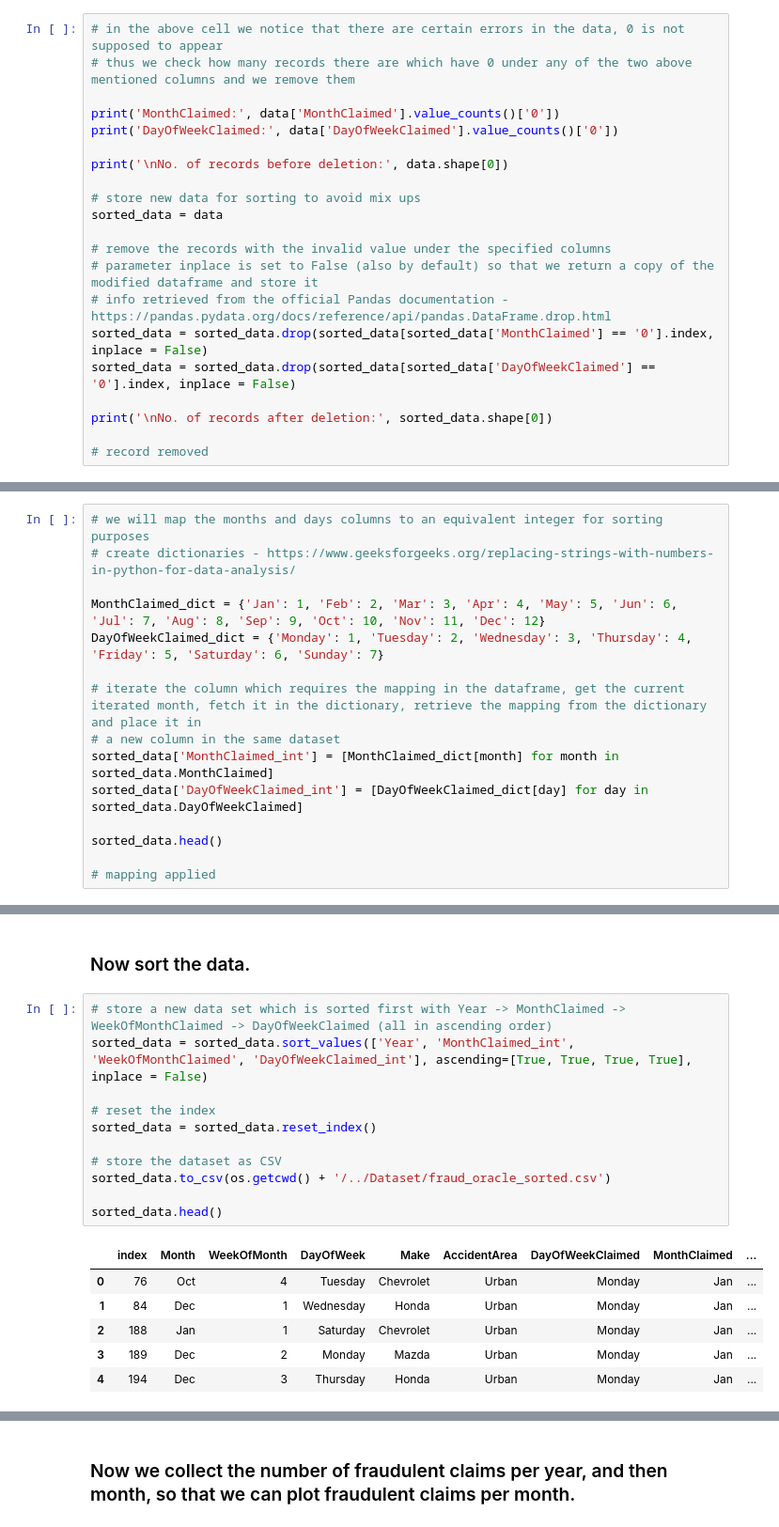
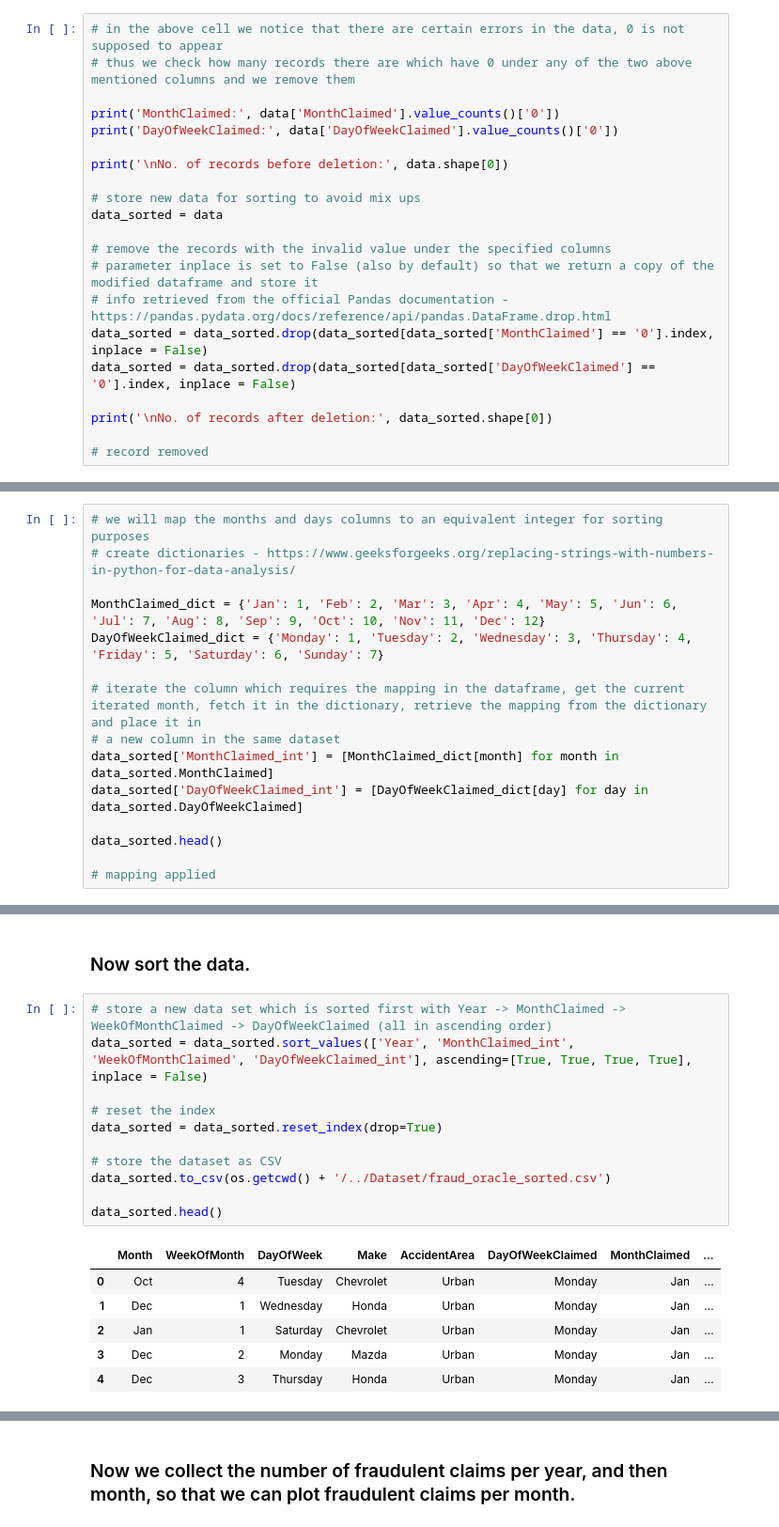
Before and after one commit to bernardmizz13/Vehicle_insurance_claim_fraud_detection, a Jupyter notebook: Jupyter_notebooks/Data_analysis.ipynb, the cells around one changed output, grey strips where cells are left out. Shown: that part at 94% size. Saved outputs shown, nothing was run; the diff lists cells and outputs as text.

```diff
--- a/Jupyter_notebooks/Data_analysis.ipynb
+++ b/Jupyter_notebooks/Data_analysis.ipynb
@@ -148,15 +148,15 @@ print('DayOfWeekClaimed:', data['DayOfWeekClaimed'].value_counts()['0'])
 print('\nNo. of records before deletion:', data.shape[0])
 
 # store new data for sorting to avoid mix ups
-sorted_data = data
+data_sorted = data
 
 # remove the records with the invalid value under the specified columns
 # parameter inplace is set to False (also by default) so that we return a copy of the modified dataframe and store it
 # info retrieved from the official Pandas documentation - https://pandas.pydata.org/docs/reference/api/pandas.DataFrame.drop.html
-sorted_data = sorted_data.drop(sorted_data[sorted_data['MonthClaimed'] == '0'].index, inplace = False)
-sorted_data = sorted_data.drop(sorted_data[sorted_data['DayOfWeekClaimed'] == '0'].index, inplace = False)
+data_sorted = data_sorted.drop(data_sorted[data_sorted['MonthClaimed'] == '0'].index, inplace = False)
+data_sorted = data_sorted.drop(data_sorted[data_sorted['DayOfWeekClaimed'] == '0'].index, inplace = False)
 
-print('\nNo. of records after deletion:', sorted_data.shape[0])
+print('\nNo. of records after deletion:', data_sorted.shape[0])
 
 # record removed
 # %% [output]
@@ -177,10 +177,10 @@ DayOfWeekClaimed_dict = {'Monday': 1, 'Tuesday': 2, 'Wednesday': 3, 'Thursday':
 
 # iterate the column which requires the mapping in the dataframe, get the current iterated month, fetch it in the dictionary, retrieve the mapping from the dictionary and place it in
 # a new column in the same dataset
-sorted_data['MonthClaimed_int'] = [MonthClaimed_dict[month] for month in sorted_data.MonthClaimed]
-sorted_data['DayOfWeekClaimed_int'] = [DayOfWeekClaimed_dict[day] for day in sorted_data.DayOfWeekClaimed]
+data_sorted['MonthClaimed_int'] = [MonthClaimed_dict[month] for month in data_sorted.MonthClaimed]
+data_sorted['DayOfWeekClaimed_int'] = [DayOfWeekClaimed_dict[day] for day in data_sorted.DayOfWeekClaimed]
 
-sorted_data.head()
+data_sorted.head()
 
 # mapping applied
 # %% [output]
@@ -195,19 +195,19 @@ sorted_data.head()
 ### Now sort the data.
 # %%
 # store a new data set which is sorted first with Year -> MonthClaimed -> WeekOfMonthClaimed -> DayOfWeekClaimed (all in ascending order)
-sorted_data = sorted_data.sort_values(['Year', 'MonthClaimed_int', 'WeekOfMonthClaimed', 'DayOfWeekClaimed_int'], ascending=[True, True, True, True], inplace = False)
+data_sorted = data_sorted.sort_values(['Year', 'MonthClaimed_int', 'WeekOfMonthClaimed', 'DayOfWeekClaimed_int'], ascending=[True, True, True, True], inplace = False)
 
 # reset the index
-sorted_data = sorted_data.reset_index()
+data_sorted = data_sorted.reset_index(drop=True)
 
 # store the dataset as CSV
-sorted_data.to_csv(os.getcwd() + '/../Dataset/fraud_oracle_sorted.csv')
+data_sorted.to_csv(os.getcwd() + '/../Dataset/fraud_oracle_sorted.csv')
 
-sorted_data.head()
+data_sorted.head()
 # %% [output]
-|  | index | Month | WeekOfMonth | DayOfWeek | Make | AccidentArea | DayOfWeekClaimed | MonthClaimed | ... |
-| 0 | 76 | Oct | 4 | Tuesday | Chevrolet | Urban | Monday | Jan | ... |
-| 1 | 84 | Dec | 1 | Wednesday | Honda | Urban | Monday | Jan | ... |
-| 2 | 188 | Jan | 1 | Saturday | Chevrolet | Urban | Monday | Jan | ... |
-| 3 | 189 | Dec | 2 | Monday | Mazda | Urban | Monday | Jan | ... |
-| 4 | 194 | Dec | 3 | Thursday | Honda | Urban | Monday | Jan | ... |
+|  | Month | WeekOfMonth | DayOfWeek | Make | AccidentArea | DayOfWeekClaimed | MonthClaimed | ... |
+| 0 | Oct | 4 | Tuesday | Chevrolet | Urban | Monday | Jan | ... |
+| 1 | Dec | 1 | Wednesday | Honda | Urban | Monday | Jan | ... |
+| 2 | Jan | 1 | Saturday | Chevrolet | Urban | Monday | Jan | ... |
+| 3 | Dec | 2 | Monday | Mazda | Urban | Monday | Jan | ... |
+| 4 | Dec | 3 | Thursday | Honda | Urban | Monday | Jan | ... |
```
Also changed, not shown: parts of 4 cells of this notebook, 1 other file.
